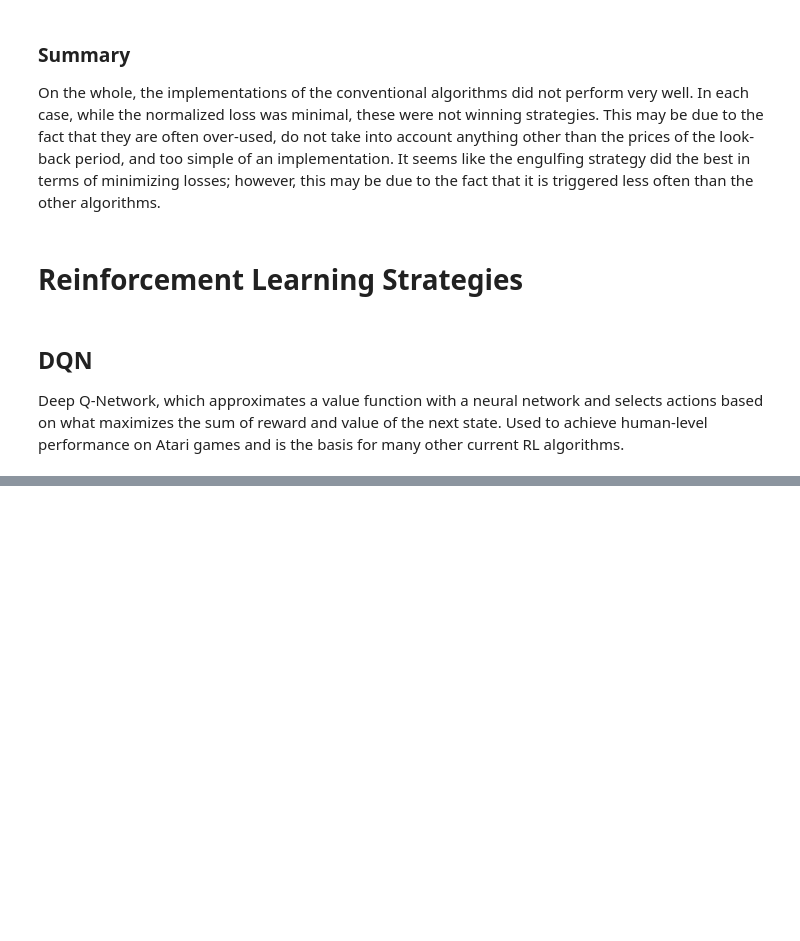
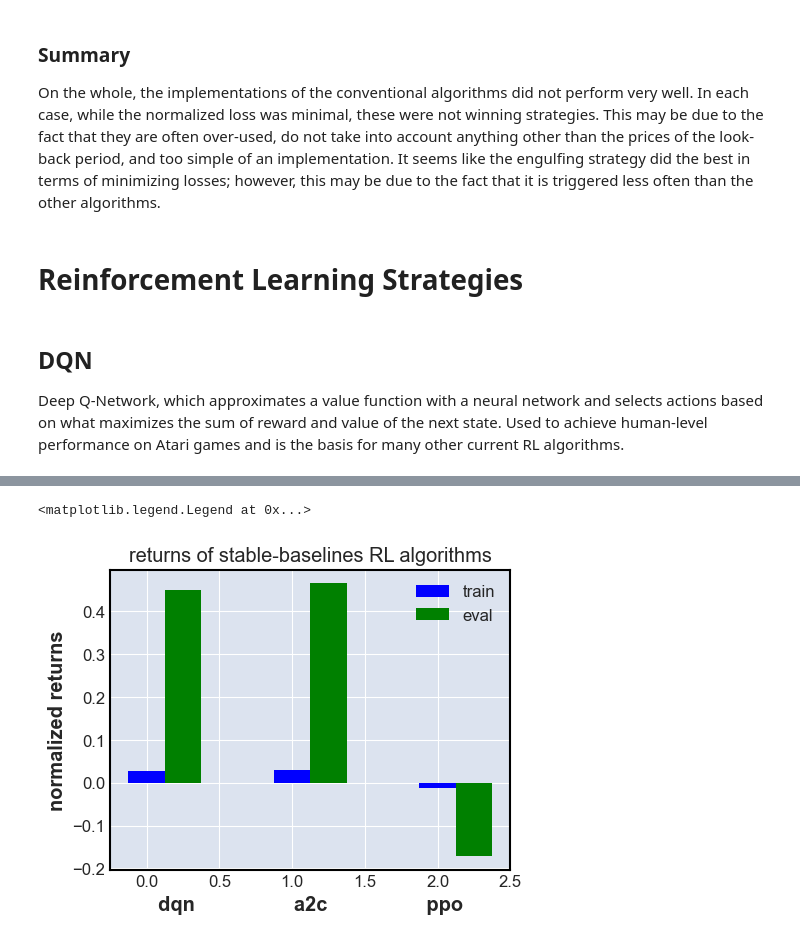
Before and after one commit to liv20/atgym, a Jupyter notebook: Conventional and RL Strategies.ipynb, the cells around one changed output, grey strips where cells are left out. Cells and saved outputs as stored; diff of their text form; code cells hidden in the pictures; blank space fills up the shorter version.

```diff
--- a/Conventional and RL Strategies.ipynb
+++ b/Conventional and RL Strategies.ipynb
@@ -209,0 +169,17 @@ plt.plot(steps, ppo_returns, label='ppo_returns')
+# %%
+# train strategies, periodically testing the reward on test set
+def test_env_returns(strategy, timesteps=100000):
+    print("training...")
+    strategy.train(timesteps)
+    train_norm_return = train_env.evaluate(strategy, normalized=True, verbose=True)
+    test_norm_return = test_env.evaluate(strategy, normalized=True, verbose=True)
+    print("  train normalized returns: ", train_norm_return)
+    print("   test normalized returns: ", test_norm_return)
+    return train_norm_return, test_norm_return
+# %%
+print('----- dqn -----')
+dqn_return = test_env_returns(dqn)
+print('----- a2c -----')
+a2c_return = test_env_returns(a2c)
+print('----- ppo -----')
+ppo_return = test_env_returns(ppo)
@@ -209,0 +219,19 @@ plt.plot(steps, ppo_returns, label='ppo_returns')
+# %%
+import matplotlib.pyplot as plt
+
+results = [[dqn_return[0], a2c_return[0], ppo_return[0],],
+    [dqn_return[1], a2c_return[1], ppo_return[1],]
+]
+
+X = np.arange(3)
+fig = plt.figure(figsize=(4,3))
+ax = fig.add_axes([0,0,1,1])
+ax.bar(X + 0.00, results[0], color = 'b', width = 0.25)
+ax.bar(X + 0.25, results[1], color = 'g', width = 0.25)
+ax.set_xlabel(f'dqn                  a2c                  ppo')
+ax.set_ylabel('normalized returns')
+ax.set_title('returns of stable-baselines RL algorithms')
+ax.legend(labels=['train', 'eval'])
+# %% [output]
+<matplotlib.legend.Legend at 0x...>
+[figure, added]
```
Also changed, not shown: parts of 10 cells of this notebook.
